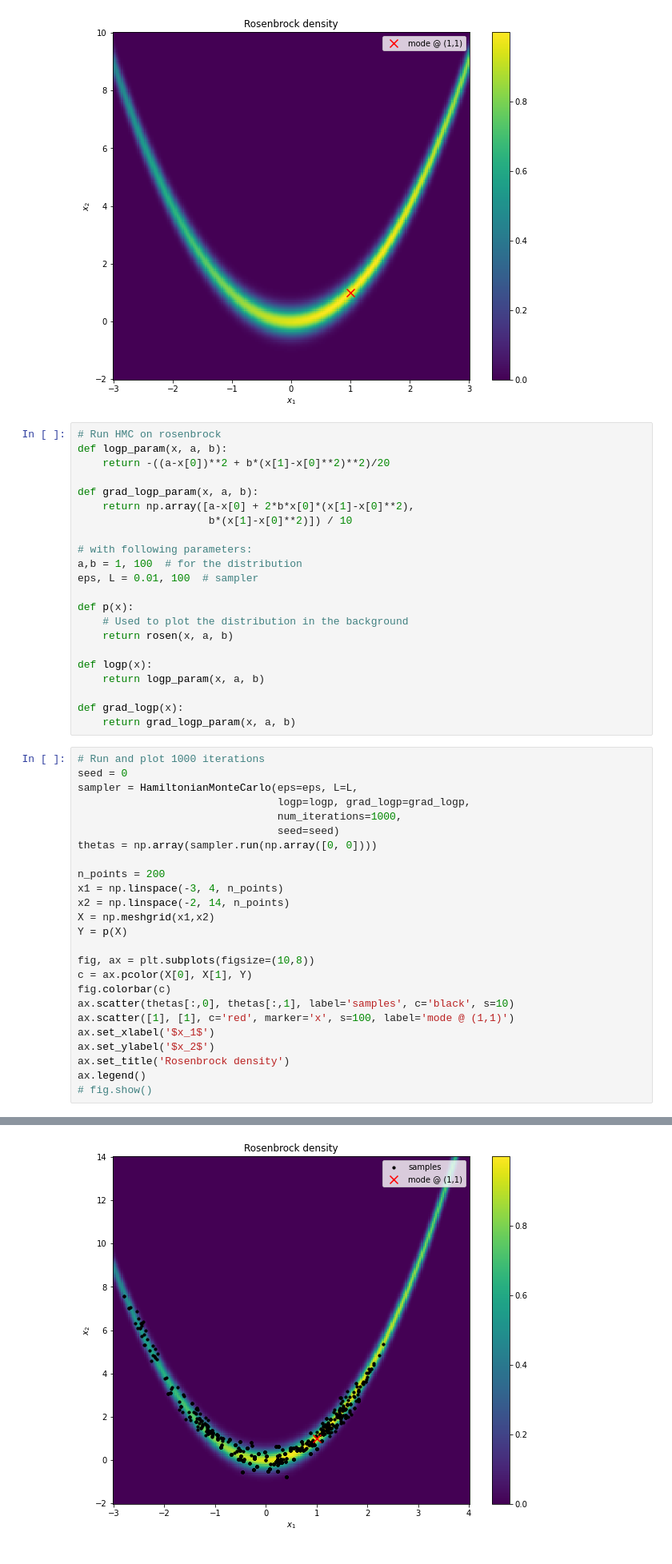
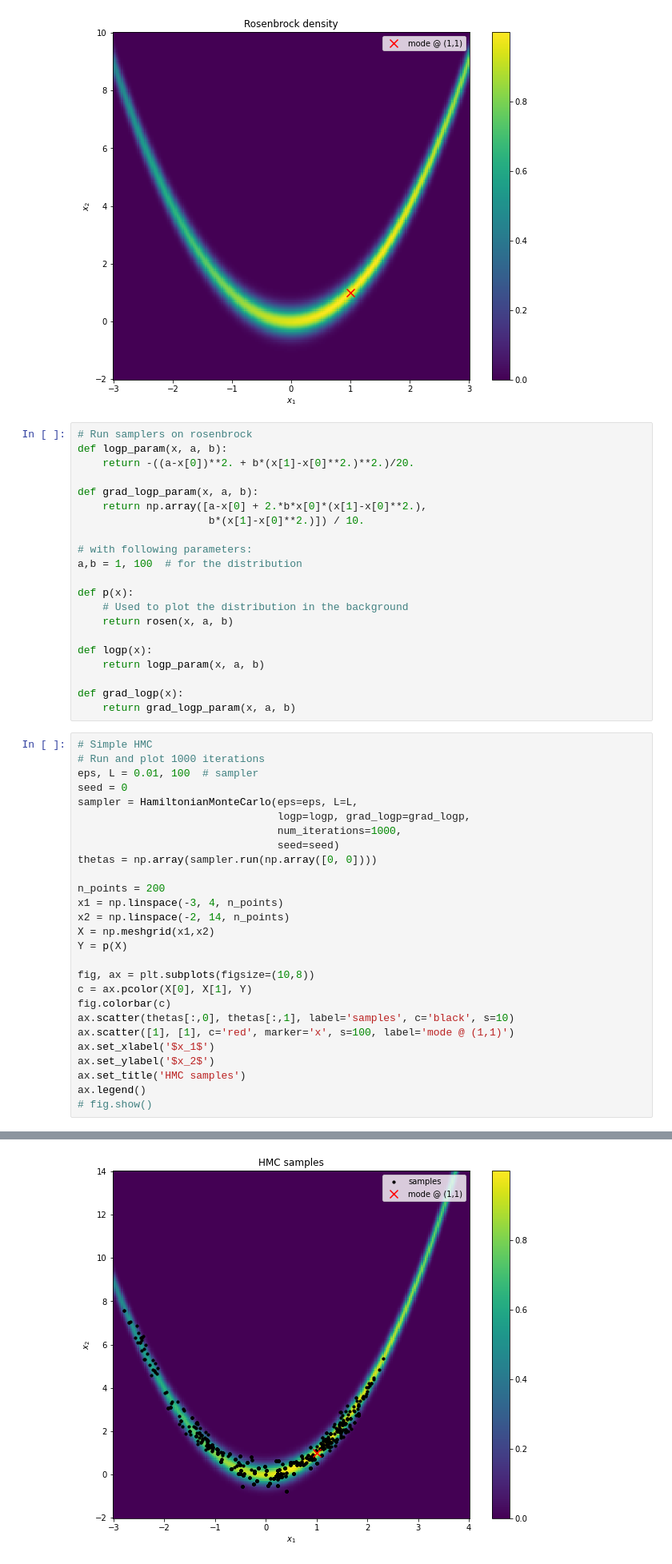
Before and after one commit to Mathis-A/No-U-Turn-Sampler, a Jupyter notebook: rosenbrock.ipynb, the cells around one changed output, grey strips where cells are left out. Shown at 80% size. Drawn from its saved outputs; the diff is of its cells as text.

```diff
--- a/rosenbrock.ipynb
+++ b/rosenbrock.ipynb
@@ -32,17 +34,16 @@ ax.legend()
 <matplotlib.legend.Legend at 0x...>
 [figure]
 # %%
-# Run HMC on rosenbrock
+# Run samplers on rosenbrock
 def logp_param(x, a, b):
-    return -((a-x[0])**2 + b*(x[1]-x[0]**2)**2)/20
+    return -((a-x[0])**2. + b*(x[1]-x[0]**2.)**2.)/20.
 
 def grad_logp_param(x, a, b):
-    return np.array([a-x[0] + 2*b*x[0]*(x[1]-x[0]**2),
-                     b*(x[1]-x[0]**2)]) / 10
+    return np.array([a-x[0] + 2.*b*x[0]*(x[1]-x[0]**2.),
+                     b*(x[1]-x[0]**2.)]) / 10.
 
 # with following parameters:
 a,b = 1, 100  # for the distribution
-eps, L = 0.01, 100  # sampler
 
 def p(x):
     # Used to plot the distribution in the background
@@ -54,30 +55,32 @@ def logp(x):
 def grad_logp(x):
     return grad_logp_param(x, a, b)
 # %%
+# Simple HMC
 # Run and plot 1000 iterations
+eps, L = 0.01, 100  # sampler
 seed = 0
 sampler = HamiltonianMonteCarlo(eps=eps, L=L,
                                 logp=logp, grad_logp=grad_logp,
                                 num_iterations=1000,
                                 seed=seed)
 thetas = np.array(sampler.run(np.array([0, 0])))
 
 n_points = 200
 x1 = np.linspace(-3, 4, n_points)
 x2 = np.linspace(-2, 14, n_points)
 X = np.meshgrid(x1,x2)
 Y = p(X)
 
 fig, ax = plt.subplots(figsize=(10,8))
 c = ax.pcolor(X[0], X[1], Y)
 fig.colorbar(c)
 ax.scatter(thetas[:,0], thetas[:,1], label='samples', c='black', s=10)
 ax.scatter([1], [1], c='red', marker='x', s=100, label='mode @ (1,1)')
 ax.set_xlabel('$x_1$')
 ax.set_ylabel('$x_2$')
-ax.set_title('Rosenbrock density')
+ax.set_title('HMC samples')
 ax.legend()
 # fig.show()
 # %% [output]
 <matplotlib.legend.Legend at 0x...>
-[figure, old version]
+[figure, new version]
```
Also changed, not shown: parts of 4 cells of this notebook, 5 other files.
